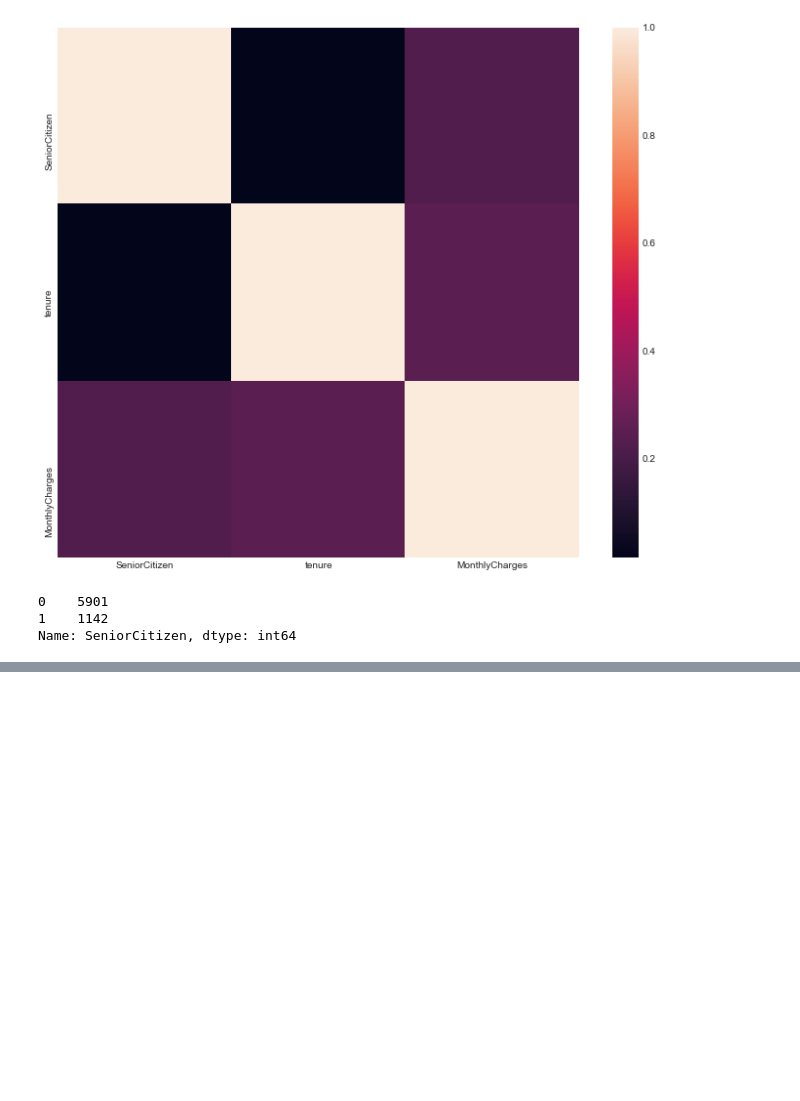
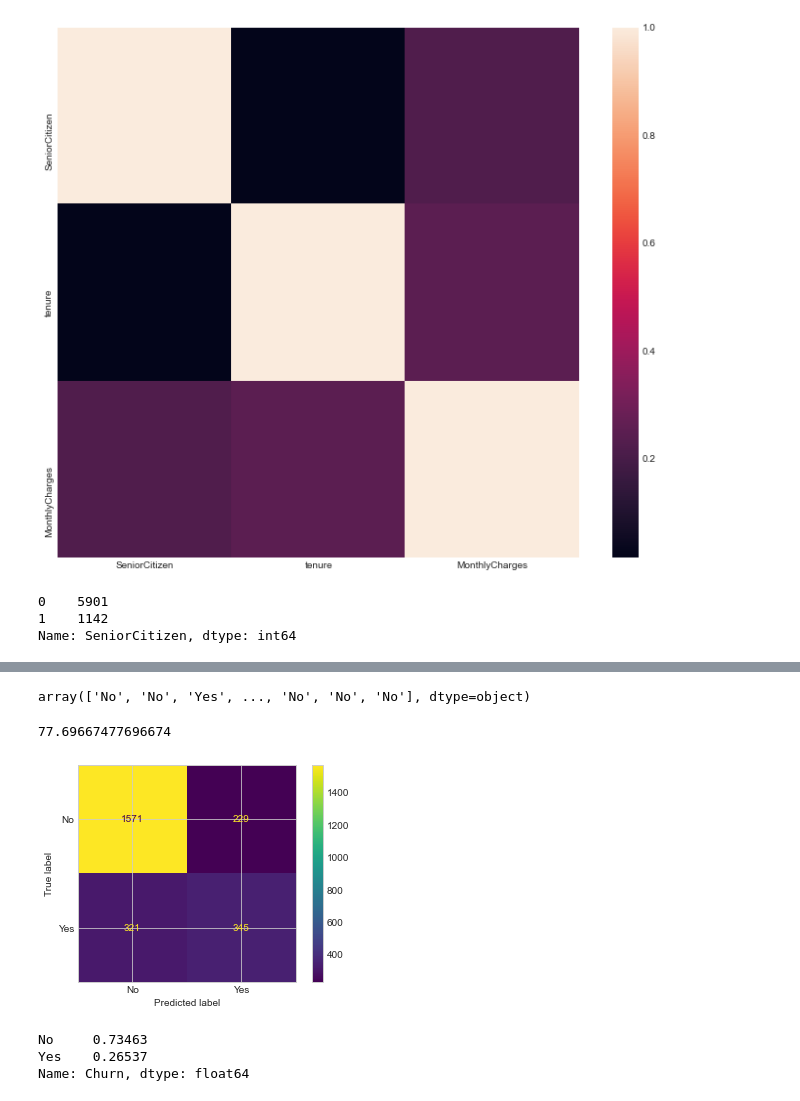
Before and after one commit to techgoddess1/Churn-Analysis, a Jupyter notebook: Churning.ipynb, the cells around one changed output, grey strips where cells are left out. Drawn from its saved outputs; the diff is of its cells as text; code cells hidden in the pictures; blank space fills up the shorter version.

```diff
--- a/Churning.ipynb
+++ b/Churning.ipynb
@@ -128,0 +208,6 @@ print(type('gender'))
+# %%
+x= churn_data.iloc[:,0:18]
+y=churn_data.Churn
+# %%
+from sklearn.model_selection import train_test_split
+x_train,x_test,y_train,y_test = train_test_split(x,y,test_size=0.35)
@@ -128,0 +230,5 @@ print(type('gender'))
+# %%
+from sklearn.neighbors import KNeighborsClassifier
+from sklearn.pipeline import make_pipeline
+KNN= KNeighborsClassifier(9)
+pipeKNN = make_pipeline(trans,KNN)
@@ -128,0 +252,2 @@ print(type('gender'))
+# %%
+pipeKNN.fit(x_train,y_train)
@@ -128,0 +265,21 @@ print(type('gender'))
+# %%
+predKNN = pipeKNN.predict(x_test)
+predKNN
+# %% [output]
+array(['No', 'No', 'Yes', ..., 'No', 'No', 'No'], dtype=object)
+# %%
+from sklearn.metrics import accuracy_score
+accuracy_score(predKNN,y_test) *100
+# %% [output]
+77.69667477696674
+# %%
+from sklearn.metrics import plot_confusion_matrix
+plot_confusion_matrix(pipeKNN,x_test,y_test);
+# %% [output]
+[figure, added]
+# %%
+y.value_counts(normalize= True)
+# %% [output]
+No     0.73463
+Yes    0.26537
+Name: Churn, dtype: float64
```
Also changed, not shown: parts of 43 cells of this notebook.
